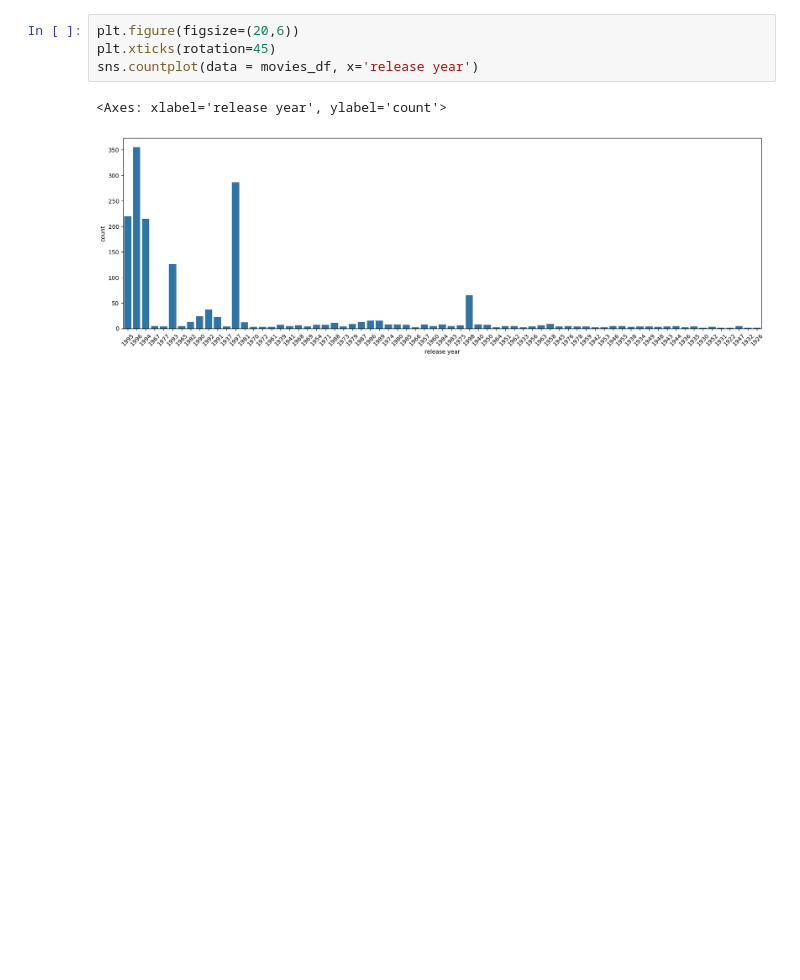
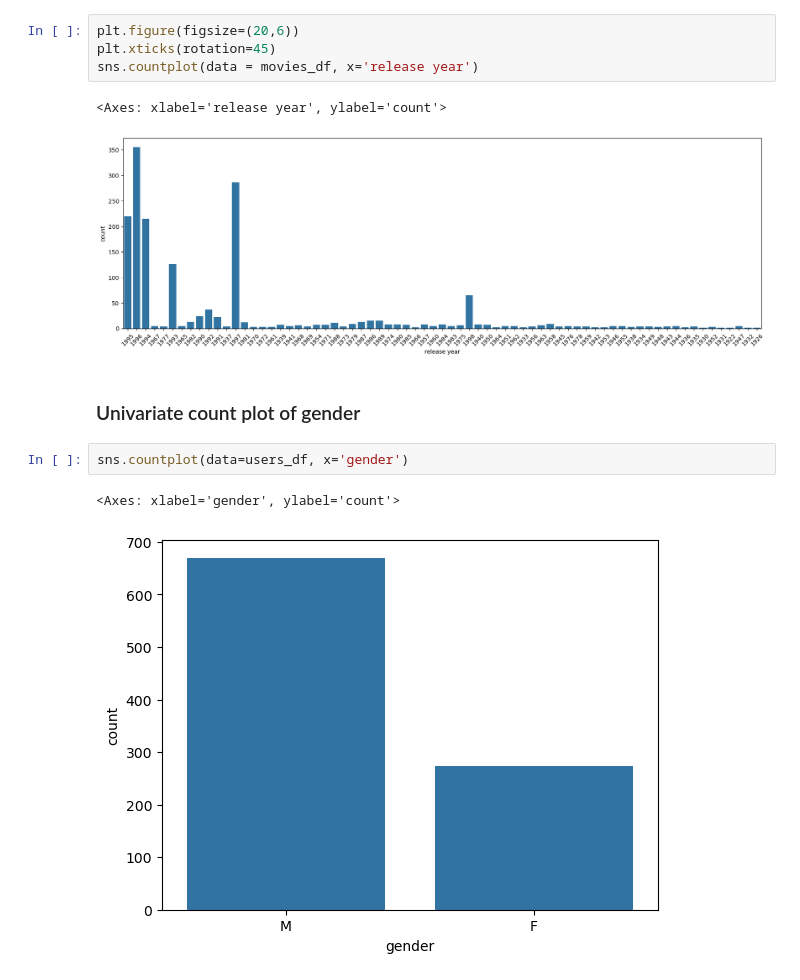
Before and after one commit to vishaltechevangelist/ds_bootcamp, a Jupyter notebook: notebooks/Week4-MovieLens_Assignment_Solution.ipynb, the cells around one changed output. Cells and saved outputs as stored; diff of their text form; blank space fills up the shorter version.

```diff
--- a/notebooks/Week4-MovieLens_Assignment_Solution.ipynb
+++ b/notebooks/Week4-MovieLens_Assignment_Solution.ipynb
@@ -145,3 +201,10 @@ sns.countplot(data = movies_df, x='release year')
 # %% [output]
 <Axes: xlabel='release year', ylabel='count'>
 [figure]
+# %% [markdown]
+### Univariate count plot of gender
+# %%
+sns.countplot(data=users_df, x='gender')
+# %% [output]
+<Axes: xlabel='gender', ylabel='count'>
+[figure, added]
```
Also changed, not shown: parts of 29 cells of this notebook.
